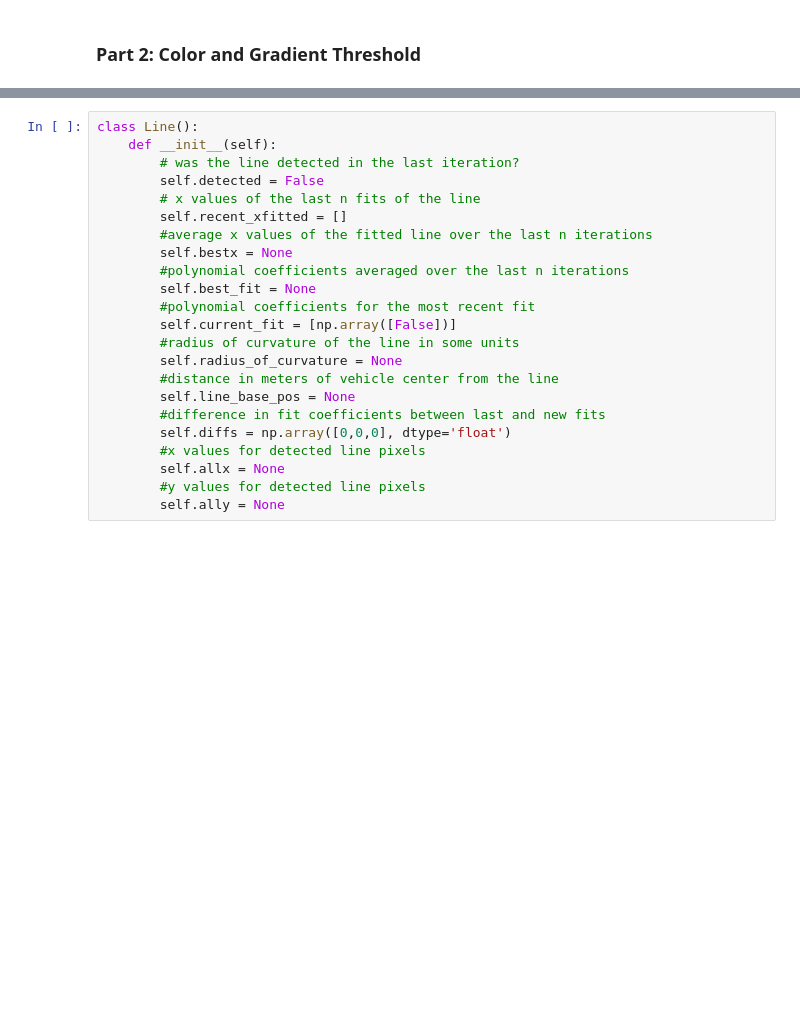
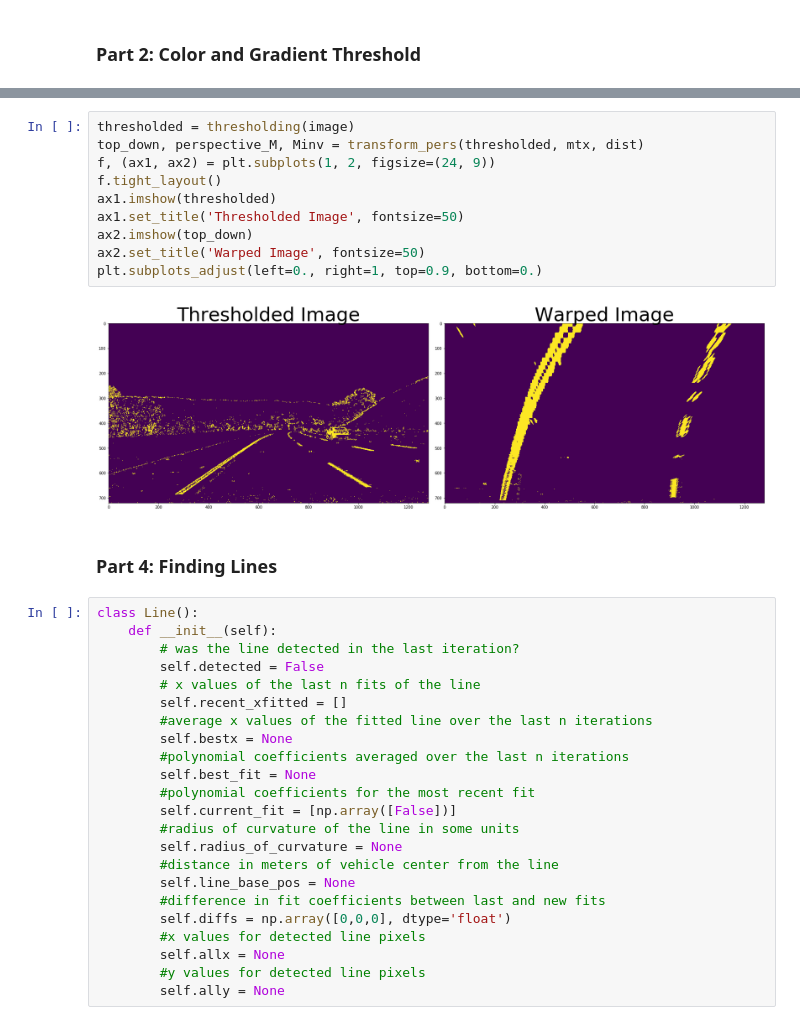
Before and after one commit to trimcao/sdcnd-p4-advanced-lane-lines, a Jupyter notebook: project4.ipynb, the cells around one changed output, grey strips where cells are left out. Drawn from its saved outputs; the diff is of its cells as text; blank space fills up the shorter version.

```diff
--- a/project4.ipynb
+++ b/project4.ipynb
@@ -80,3 +203,17 @@ ret, mtx, dist, rvecs, tvecs = cv2.calibrateCamera(objpoints, imgpoints,
+# %%
+thresholded = thresholding(image)
+top_down, perspective_M, Minv = transform_pers(thresholded, mtx, dist)
+f, (ax1, ax2) = plt.subplots(1, 2, figsize=(24, 9))
+f.tight_layout()
+ax1.imshow(thresholded)
+ax1.set_title('Thresholded Image', fontsize=50)
+ax2.imshow(top_down)
+ax2.set_title('Warped Image', fontsize=50)
+plt.subplots_adjust(left=0., right=1, top=0.9, bottom=0.)
+# %% [output]
+[figure, added]
+# %% [markdown]
+### Part 4: Finding Lines
 # %%
 class Line():
     def __init__(self):
```
Also changed, not shown: parts of 43 cells of this notebook.
